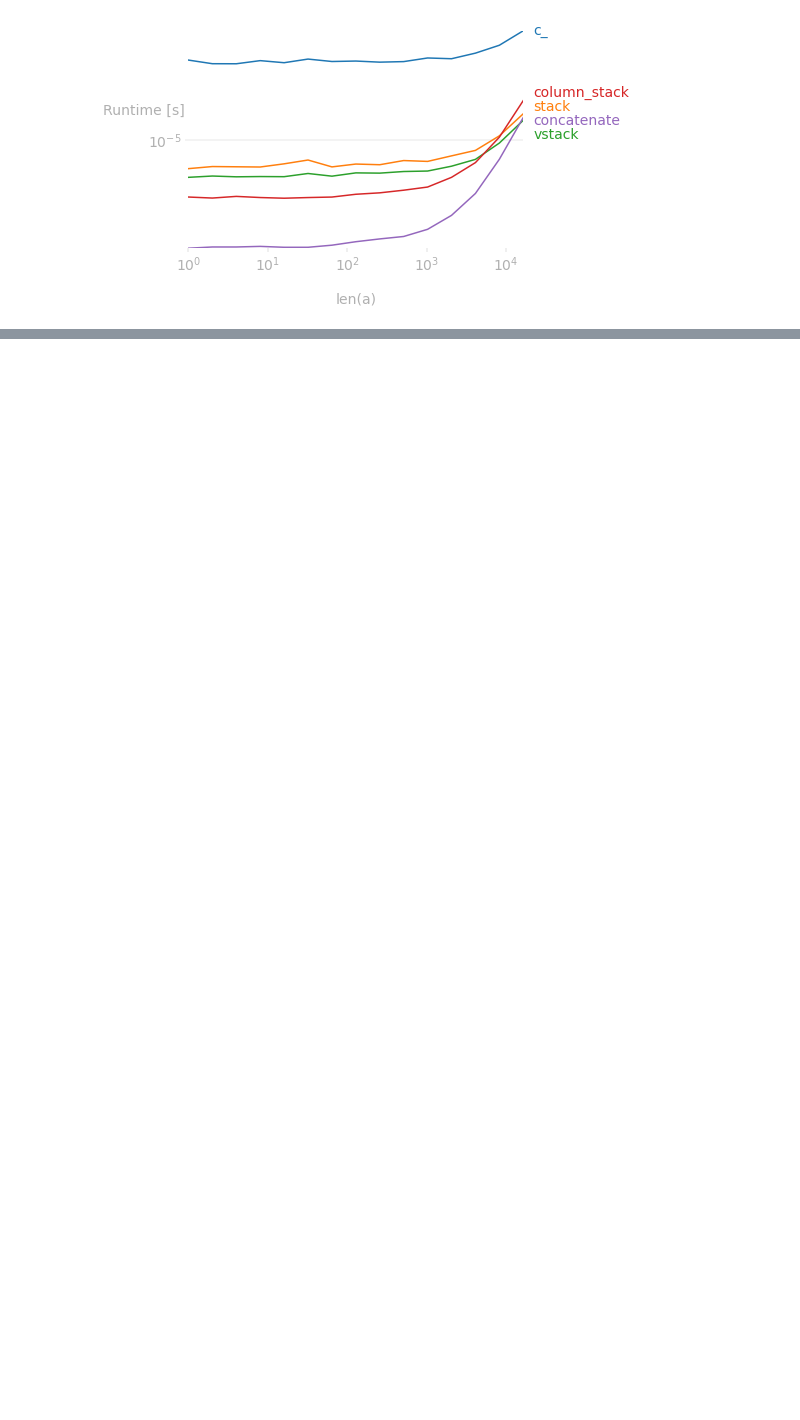
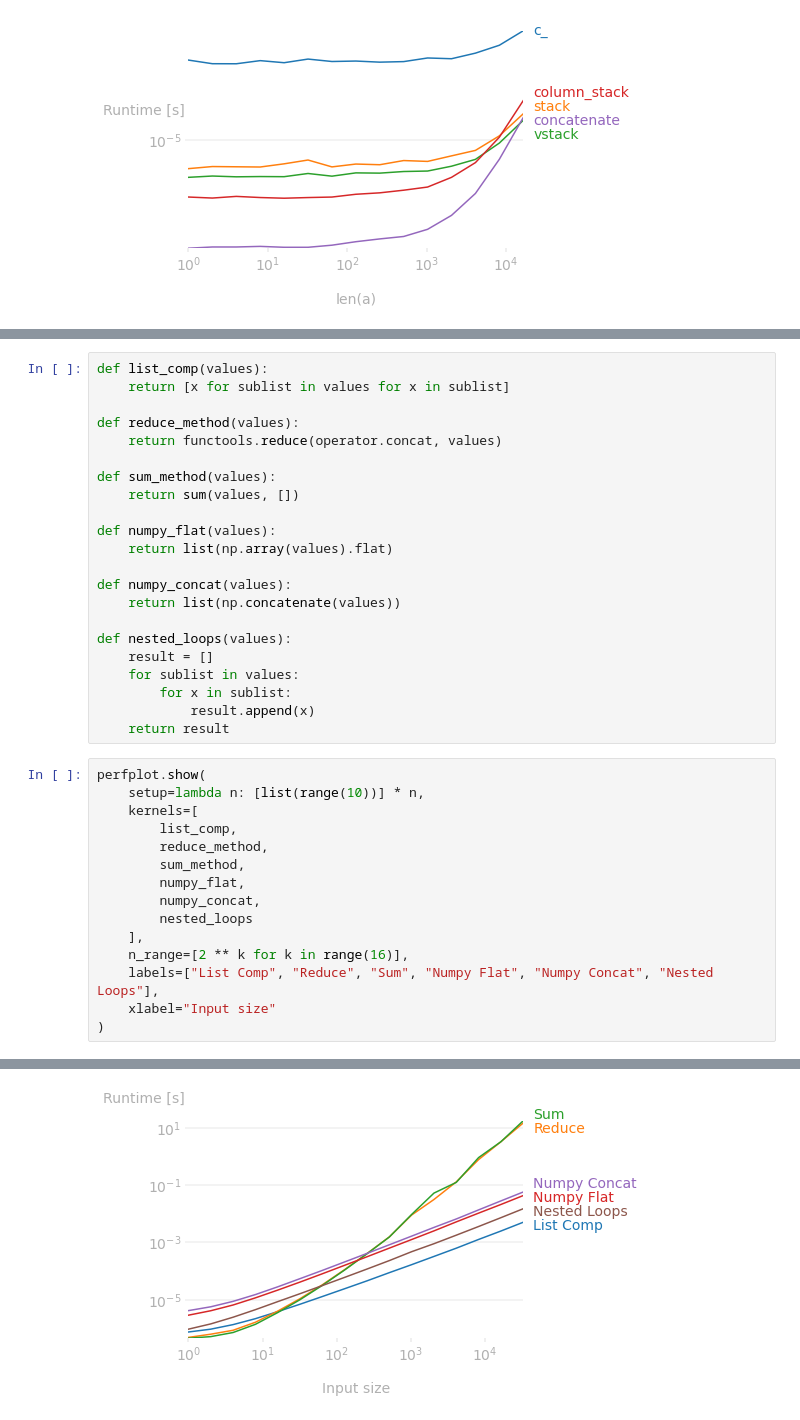
Before and after one commit to LeonardoZanotti/PyBenchmark, a Jupyter notebook: benchmark.ipynb, the cells around one changed output, grey strips where cells are left out. Drawn from its saved outputs; the diff is of its cells as text; blank space fills up the shorter version.

Commit message:
array flattering benchmark

```diff
--- a/benchmark.ipynb
+++ b/benchmark.ipynb
@@ -77,0 +86,38 @@ perfplot.bench(
+# %%
+def list_comp(values):
+    return [x for sublist in values for x in sublist]
+
+def reduce_method(values):
+    return functools.reduce(operator.concat, values)
+
+def sum_method(values):
+    return sum(values, [])
+
+def numpy_flat(values):
+    return list(np.array(values).flat)
+
+def numpy_concat(values):
+    return list(np.concatenate(values))
+
+def nested_loops(values):
+    result = []
+    for sublist in values:
+        for x in sublist:
+            result.append(x)
+    return result
+# %%
+perfplot.show(
+    setup=lambda n: [list(range(10))] * n,
+    kernels=[
+        list_comp,
+        reduce_method,
+        sum_method,
+        numpy_flat,
+        numpy_concat,
+        nested_loops
+    ],
+    n_range=[2 ** k for k in range(16)],
+    labels=["List Comp", "Reduce", "Sum", "Numpy Flat", "Numpy Concat", "Nested Loops"],
+    xlabel="Input size"
+)
+# %% [output]
@@ -77,0 +126 @@ perfplot.bench(
+[figure, added]
```
Also changed, not shown: parts of 2 cells of this notebook.
